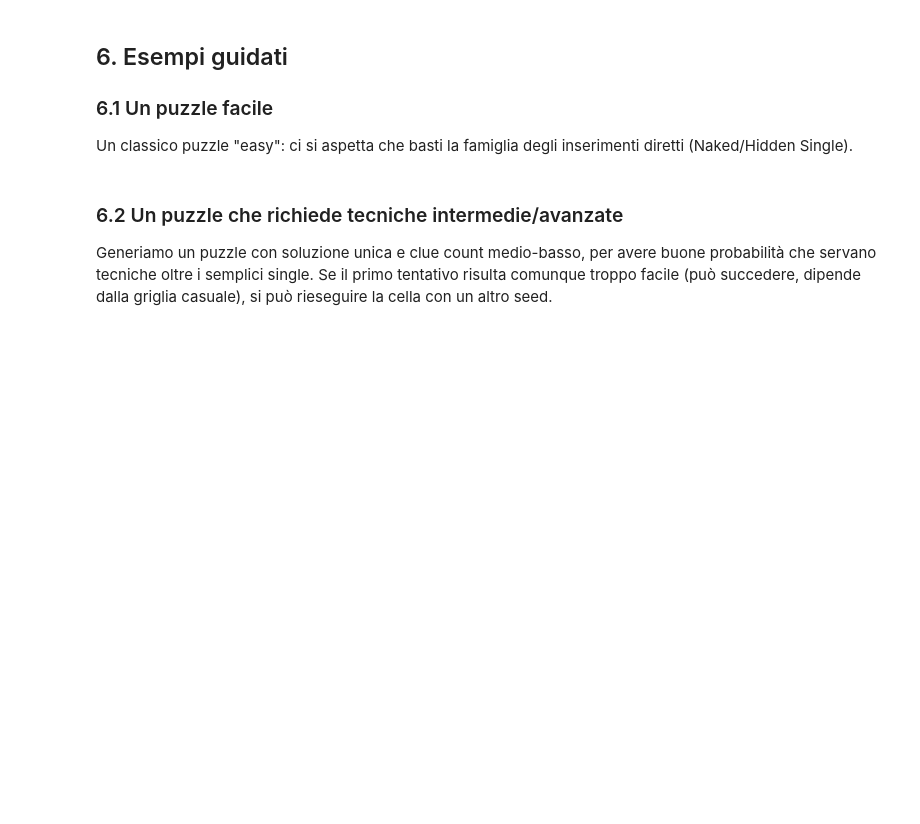
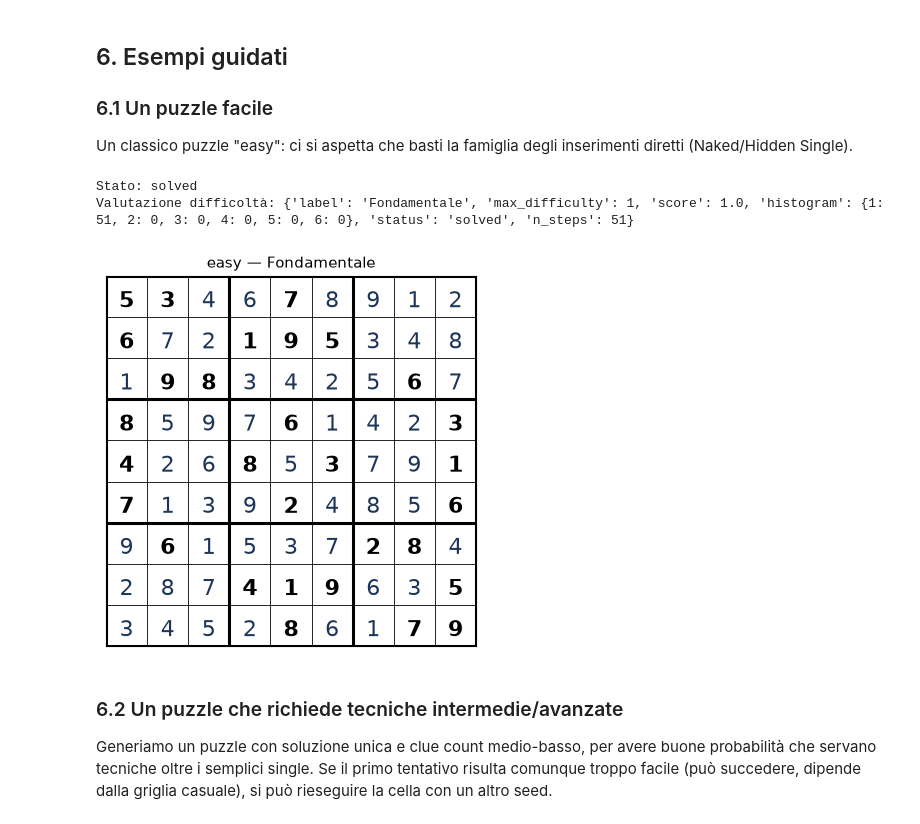
Before and after one commit to GiacomoAru/sudoku_ranker, a Jupyter notebook: sudoku_solver_notebook.ipynb, the cells around one changed output. Cells and saved outputs as stored; diff of their text form; code cells hidden in the pictures; blank space fills up the shorter version.

```diff
--- a/sudoku_solver_notebook.ipynb
+++ b/sudoku_solver_notebook.ipynb
@@ -1159,13 +24,18 @@ easy_puzzle = (
     "000080079"
 )
 
-easy_result = analyse_puzzle(easy_puzzle, name='easy')
+easy_result = ss.analyse_puzzle(easy_puzzle, name='easy')
 print("Stato:", easy_result['status'])
 print("Valutazione difficoltà:", easy_result['grading'])
+# %% [output]
+Stato: solved
+Valutazione difficoltà: {'label': 'Fondamentale', 'max_difficulty': 1, 'score': 1.0, 'histogram': {1: 51, 2: 0, 3: 0, 4: 0, 5: 0, 6: 0}, 'status': 'solved', 'n_steps': 51}
 # %%
-draw_grid(easy_result['solved_grid'], given_mask=(easy_result['original'] != 0),
+sv.draw_grid(easy_result['solved_grid'], given_mask=(easy_result['original'] != 0),
            title=f"{easy_result['name']} — {easy_result['grading']['label']}")
 plt.show()
+# %% [output]
+[figure, added]
 # %% [markdown]
 ### 6.2 Un puzzle che richiede tecniche intermedie/avanzate
 
```
Also changed, not shown: parts of 12 cells of this notebook, 9 other files.
